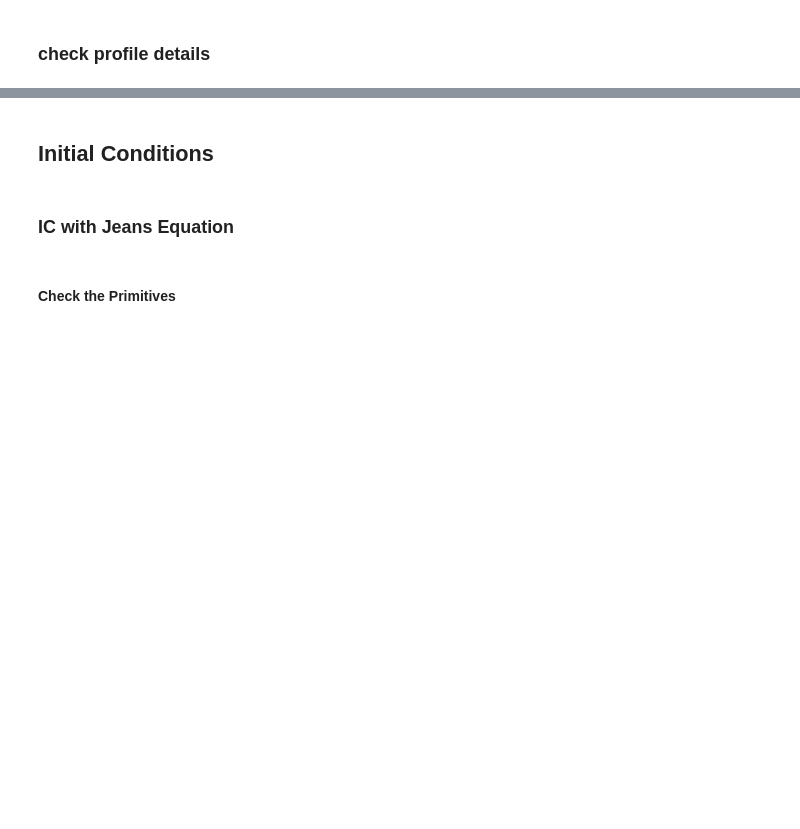
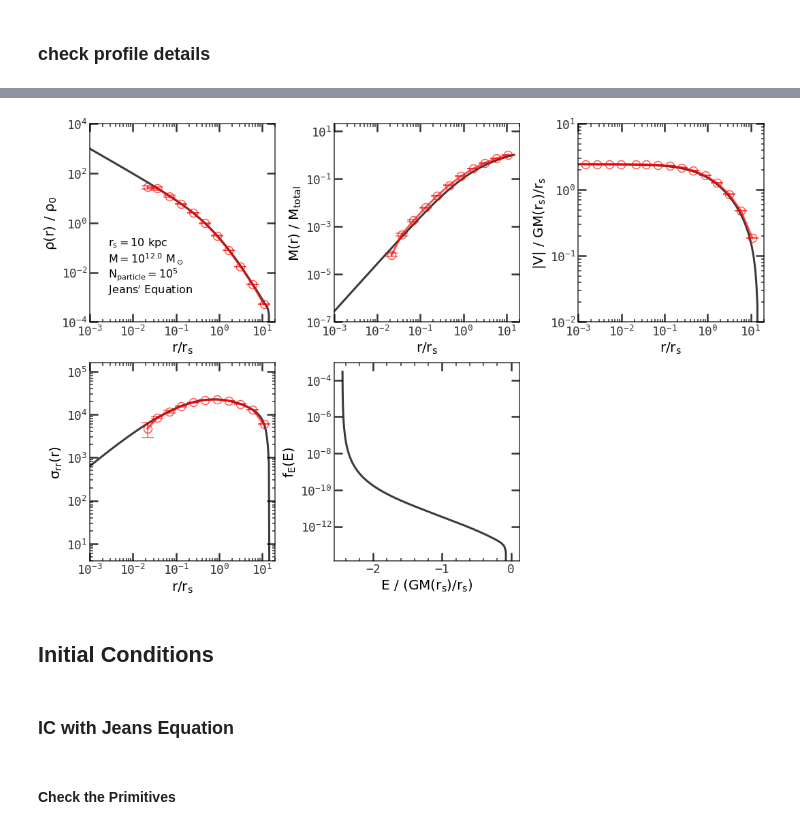
Before and after one commit to ChenYangyao/UMASS-A850Lab-Astro-N-Body, a Jupyter notebook: labs/week-7/wdir/InitialCondition.ipynb, the cells around one changed output, grey strips where cells are left out. Drawn from its saved outputs; the diff is of its cells as text; code cells hidden in the pictures; blank space fills up the shorter version.

```diff
--- a/labs/week-7/wdir/InitialCondition.ipynb
+++ b/labs/week-7/wdir/InitialCondition.ipynb
@@ -207,0 +248,7 @@ interp for fE done, xE = [-2.611619...-0.118784], xInt = [10.471289...-4.605170]
+# %%
+n = 100000
+sts_edd = []
+for i in range(10):
+    pos, vel, m = EddInv( nfw ).get(n)
+    st = SnapMeasure(pos, vel, nfw)
+    sts_edd.append(st)
@@ -208,2 +258,6 @@ interp for fE done, xE = [-2.611619...-0.118784], xInt = [10.471289...-4.605170]
+# %%
+def mean_sd(dsets, key):
+    v = np.array([ dset[key] for dset in dsets ], dtype=float)
+    return np.array([v.mean(axis=0), np.std(v,axis=0)])
 # %% [markdown]
 ### check profile details
@@ -281,3 +264,63 @@ plt.show()
+# %%
+efmt = dict(capthick=1., capsize=9, elinewidth=1.5,
+        lw=3., marker='o', markersize=12, markerfacecolor='none', markeredgewidth=1.5)
+# %%
+x1, x2 = nfw.x0, nfw.xt
+rs = nfw.rs
+
+# theory
+r = np.logspace( np.log10(x1), np.log10(x2), 200) * rs
+rho = nfw.rho( r ) / nfw.rho0
+M = nfw.M( r ) / ( nfw.mass )
+V = nfw.V( r ) / ( nfw.Vs )
+sigma2 = nfw.sigma2( r )
+fE = nfw.fE( nfw.V(r) )
+
+_, axs = m_get_figure((15, 10), 2, 3)
+axs = axs[0] + axs[1]
+
+lims = [[1.0e-4, 1.0e4], [1.0e-7, 2.0e1], [1.0e-2, 1.0e1], [4.0, 16e4]]
+labs = [ r'$\rm \rho(r)\ /\ \rho_0$', r'$\rm M(r)\ /\ M_{total} $',
+        r'$\rm |V|\ /\ GM(r_s)/r_s $', r'$\rm \sigma_{rr}(r) $' ]
+for i,d in enumerate([rho, M, V, sigma2]):
+    ax = axs[i]
+    ax.plot( r/rs, np.abs(d), c=mycms2_r[0], lw=3. )
+    m_set_lim(ax, [1.0e-3, 20], lims[i])
+    m_set_label(ax, r'$\rm r/r_s$', labs[i])
+
+axs[4].plot( V, fE, c=mycms2_r[0], lw=3. )
+m_set_label(axs[4], r'$\rm E\ /\ ( GM(r_s)/r_s )$', r'$\rm f_E(E)$')
+
+txposs( axs[0], [r'$\rm r_s=10\ kpc$', r'$\rm M=10^{12.0}\ M_\odot$', \
+    r'$\rm N_{particle}=10^5$', r"$\rm Jeans'\ Equation$"], (.1, .4), (0. -.08), 'k' )
+for ax in axs[:4]:
+    m_set_scale(ax,'log', 'log')
+m_set_scale( axs[4], y='log' )
+axs[5].set_axis_off()
+
+# randoms
+for ist, sts in enumerate([sts_jeans, sts_edd]):
+    r, _  = mean_sd(sts, 'rval')/nfw.rs
+    rho, rho_e = mean_sd(sts, 'rho')/nfw.rho0
+    sel = rho > 1.0e-4
+    axs[0].errorbar(r[sel], rho[sel], yerr=rho_e[sel], **efmt, c=mycms2[ist])
+    M, M_e = mean_sd(sts, 'M')/nfw.mass
+    sel = M > 1.0e-5
+    axs[1].errorbar(r[sel], M[sel], yerr=M_e[sel], **efmt, c=mycms2[ist])
+    V, V_e = mean_sd(sts, 'V')/nfw.Vs
+    V = np.abs(V)-3.0e-1
+    sel = V > 1.0e-5
+    axs[2].errorbar(r[sel], V[sel], yerr=V_e[sel], **efmt, c=mycms2[ist])
+    s2, s2_e = mean_sd(sts, 'sigma2') / 3.
+    sel = s2 > 1.0e-5
+    axs[3].errorbar(r[sel], s2[sel], yerr=s2_e[sel], **efmt, c=mycms2[ist])
+
+
+plt.tight_layout()
+#plt.savefig('output/jean_IC_recipe.pdf')
+plt.show()
+# %% [output]
+[figure, added]
 # %% [markdown]
 ## Initial Conditions
 # %% [markdown]
```
Also changed, not shown: parts of 9 cells of this notebook.
